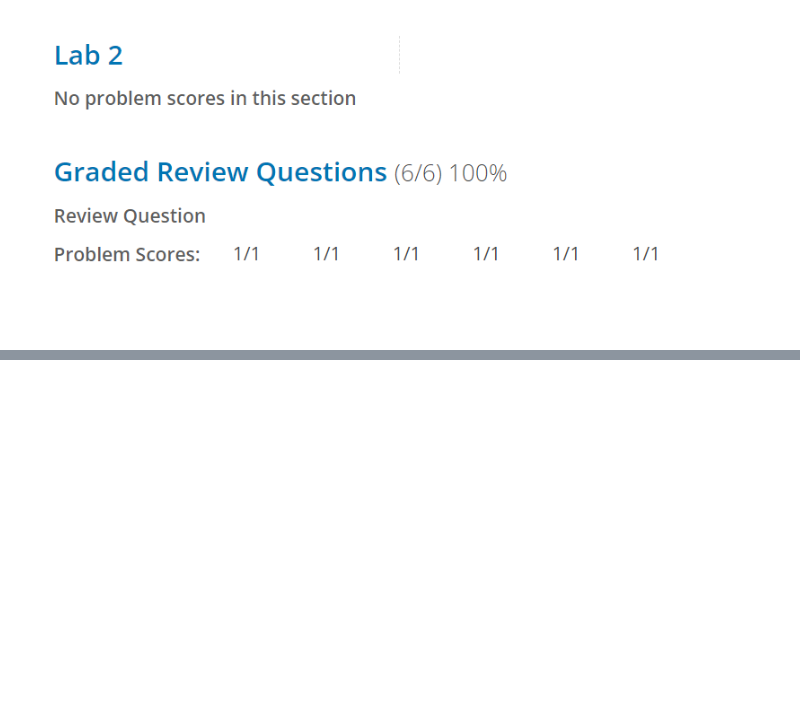
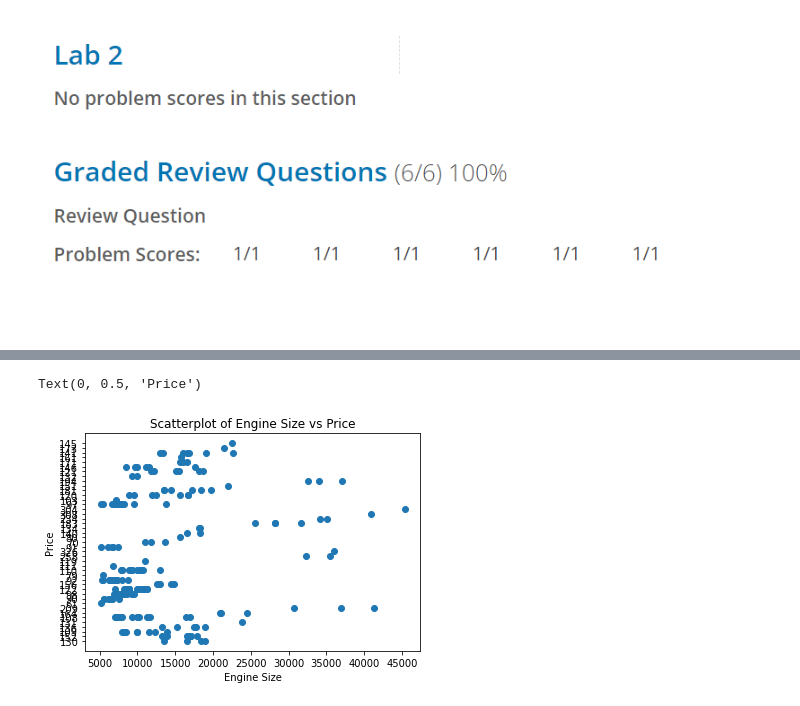
Before and after one commit to PosgradoMNA/actividades-de-aprendizaje-lauramh018, a Jupyter notebook: Data_Analysis_with_python.ipynb, the cells around one changed output, grey strips where cells are left out. Saved outputs shown, nothing was run; the diff lists cells and outputs as text; code cells hidden in the pictures; blank space fills up the shorter version.

```diff
--- a/Data_Analysis_with_python.ipynb
+++ b/Data_Analysis_with_python.ipynb
@@ -306,0 +356,11 @@ Image(filename='grades_2.png')
+# %%
+y = data["engine-size"]
+x= data["price"]
+plt.scatter(x,y)
+
+plt.title('Scatterplot of Engine Size vs Price')
+plt.xlabel('Engine Size')
+plt.ylabel('Price')
+# %% [output]
+Text(0, 0.5, 'Price')
+[figure, added]
```
Also changed, not shown: parts of 37 cells of this notebook.
